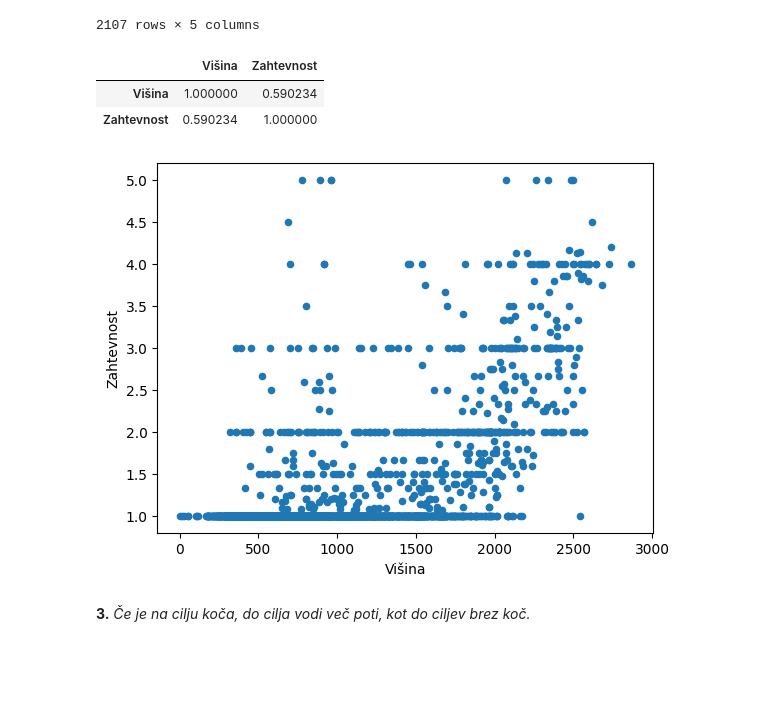
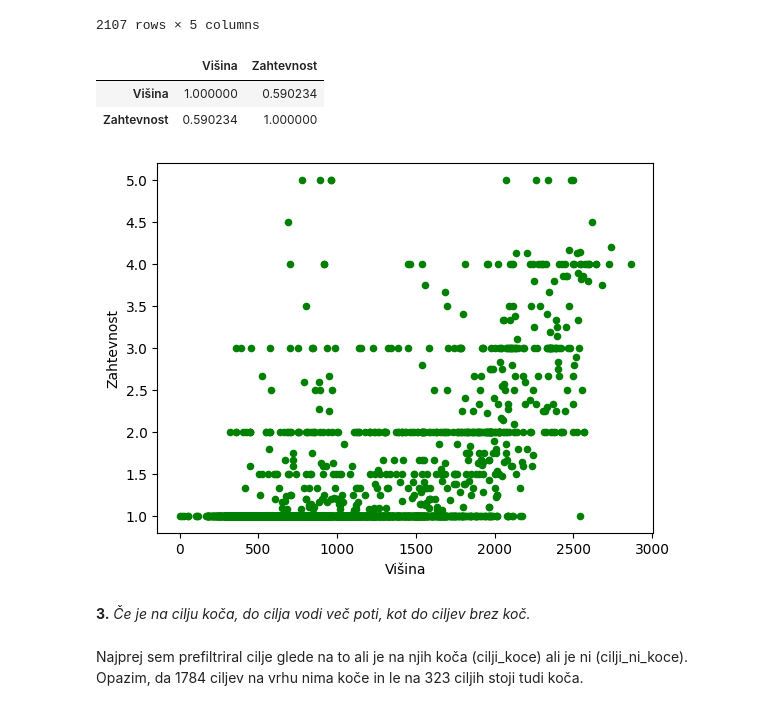
Before and after one commit to AndrazKukovicic/Hribi_projektna_naloga, a Jupyter notebook: Analiza_podatkov.ipynb, the cells around one changed output. Cells and saved outputs as stored; diff of their text form; code cells hidden in the pictures; blank space fills up the shorter version.

```diff
--- a/Analiza_podatkov.ipynb
+++ b/Analiza_podatkov.ipynb
@@ -168,13 +169,15 @@ skupaj_zahtevnost
 | Žusem | 1.666667 | Pohorje, Dravinjske gorice in Haloze | 669 | 3 | 'vrh', 'bivak', 'cerkev' |
 2107 rows × 5 columns
 # %%
-skupaj_zahtevnost.plot.scatter('Višina', 'Zahtevnost')
+skupaj_zahtevnost.plot.scatter('Višina', 'Zahtevnost', color='green')
 skupaj_zahtevnost_korelacija = skupaj_zahtevnost[['Višina', 'Zahtevnost']]
 skupaj_zahtevnost_korelacija.corr(method='pearson')
 # %% [output]
 |  | Višina | Zahtevnost |
 | Višina | 1.000000 | 0.590234 |
 | Zahtevnost | 0.590234 | 1.000000 |
-[figure, old version]
+[figure, new version]
 # %% [markdown]
 **3.** *Če je na cilju koča, do cilja vodi več poti, kot do ciljev brez koč.*
+# %% [markdown]
+Najprej sem prefiltriral cilje glede na to ali je na njih koča (cilji_koce) ali je ni (cilji_ni_koce). Opazim, da 1784 ciljev na vrhu nima koče in le na 323 ciljih stoji tudi koča.
```
Also changed, not shown: parts of 7 cells of this notebook.
